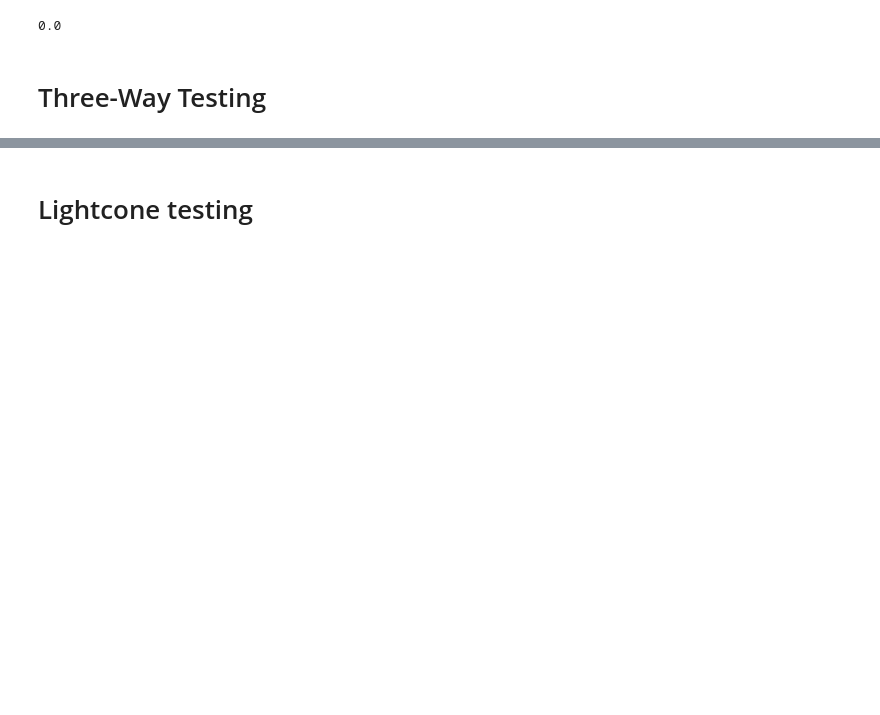
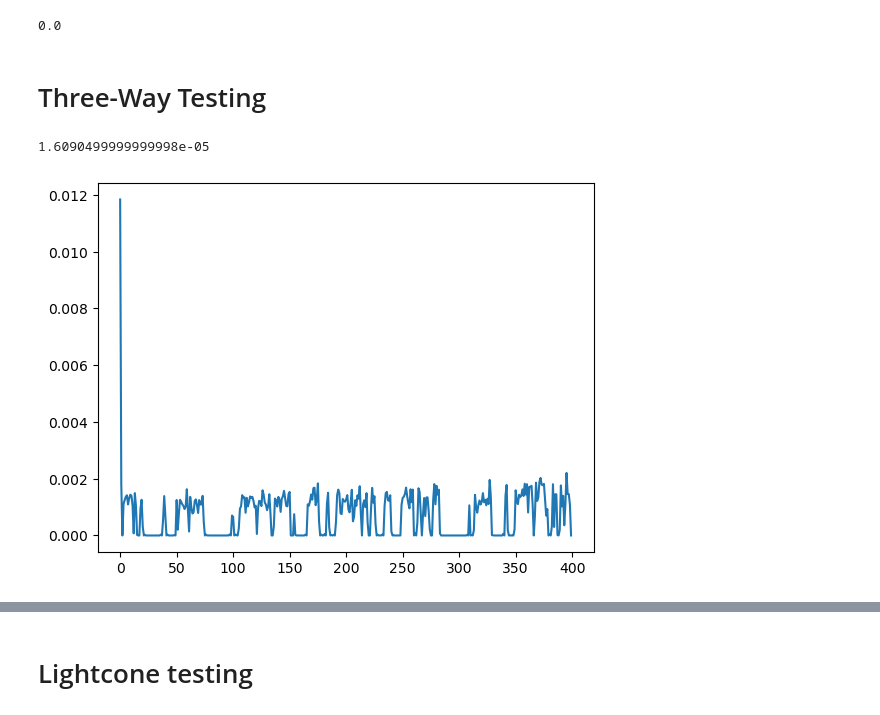
Before and after one commit to oliviax727/phd-programs, a Jupyter notebook: regrid/regrid_testing.ipynb, the cells around one changed output, grey strips where cells are left out. Cells and saved outputs as stored; diff of their text form; code cells hidden in the pictures; blank space fills up the shorter version.

```diff
--- a/regrid/regrid_testing.ipynb
+++ b/regrid/regrid_testing.ipynb
@@ -239,9 +241,21 @@ for df in dfs:
     out_medians.append(np.median(df['Stokes I']))
     out_maxes.append(np.max(df['Stokes I']))
 
-out_means = np.array(out_means[1:])
-out_medians = np.array(out_medians[1:])
-out_maxes = np.array(out_maxes[1:])
+#out_means = np.array(out_means[1:])
+#out_medians = np.array(out_medians[1:])
+#out_maxes = np.array(out_maxes[1:])
+# %% [output]
+1.6090499999999998e-05
+# %%
+out_discrepacy = []
+for df in dfs:
+    out_discrepacy.append(df['Stokes I'][35])
+#print(dfs[1].iloc[35])
+
+plt.plot(out_discrepacy)
+plt.show()
+# %% [output]
+[figure, added]
 # %%
 # Retreive finalised data, Normalised
 
```
Also changed, not shown: parts of 9 cells of this notebook, 2 other files.
